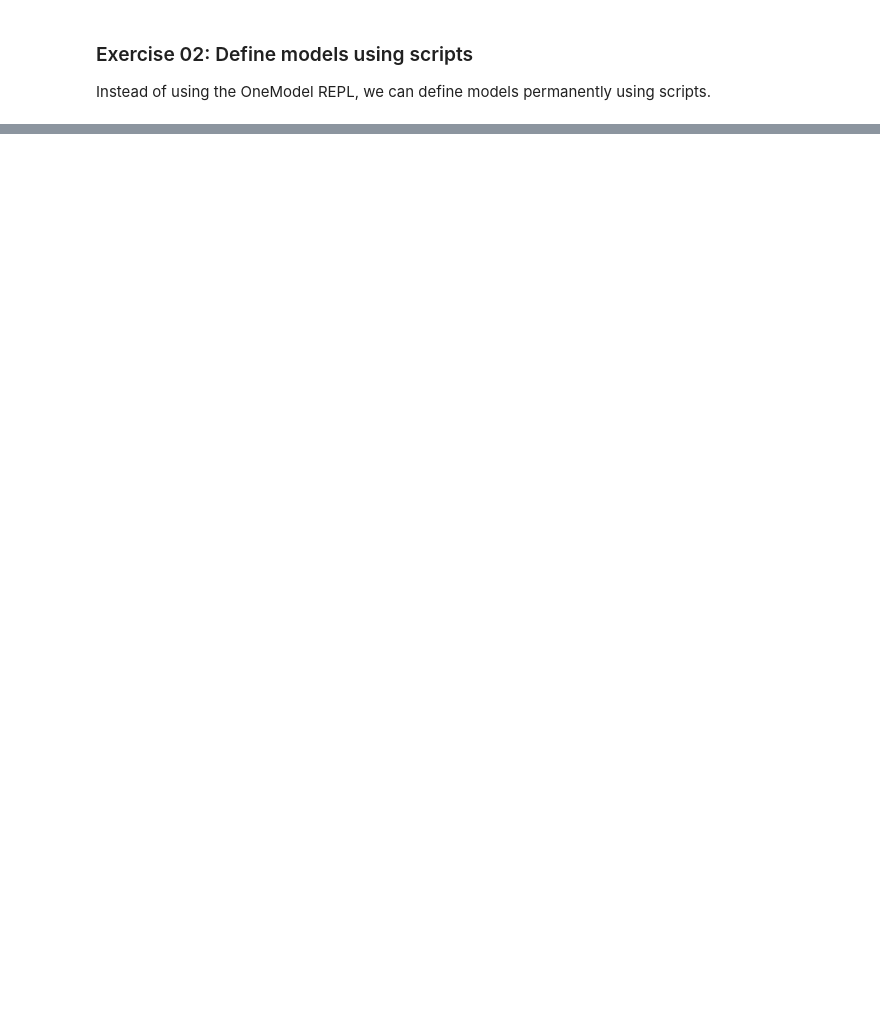
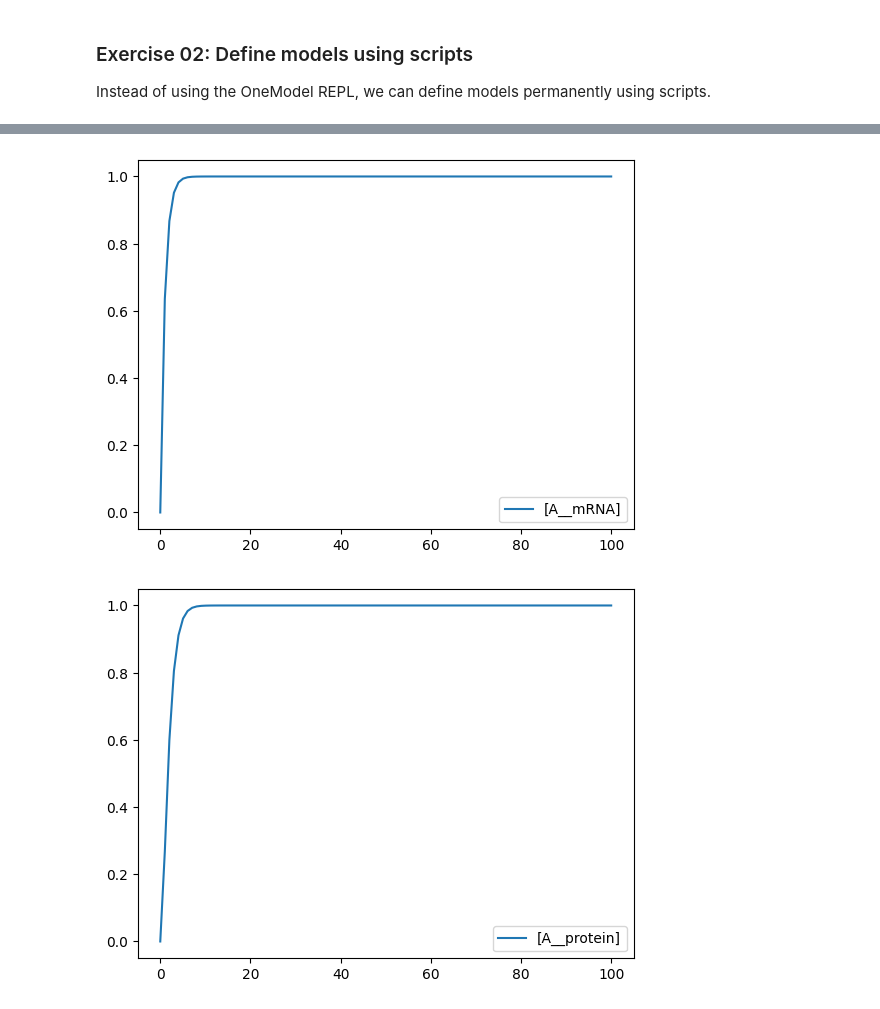
Before and after one commit to sb2cl/onemodel, a Jupyter notebook: examples/Introduction_to_OneModel.ipynb, the cells around one changed output, grey strips where cells are left out. Drawn from its saved outputs; the diff is of its cells as text; code cells hidden in the pictures; blank space fills up the shorter version.

```diff
--- a/examples/Introduction_to_OneModel.ipynb
+++ b/examples/Introduction_to_OneModel.ipynb
@@ -155,0 +295,52 @@ test
+# %%
+model_code = """
+model ProteinConstitutive
+    species
+        mRNA=0
+        protein=0
+    end
+
+    parameter
+        k_m=1
+        d_m=1
+        k_p=1
+        d_p=1
+    end
+
+    reaction
+        0 -> mRNA ; k_m
+        mRNA -> 0 ; d_m*mRNA
+        mRNA -> mRNA + protein ; k_p*mRNA
+        protein -> 0 ; d_p*protein
+    end
+end
+
+model ProteinInduced
+    extends ProteinConstitutive
+
+    species
+        TF = 0
+        k_m = 0
+    end
+
+    parameter h = 0.1
+
+    rule k_m := TF/(TF + h)
+end
+
+A = ProteinConstitutive()
+B = ProteinInduced()
+
+rule B.TF := A.protein
+"""
+
+model = one.evaluate(model_code)
+
+sbml = model.get_SBML_string()
+
+rr = roadrunner.RoadRunner(sbml)
+results = rr.simulate(0, 100, 100)
+rr.plot()
+# %% [output]
+[figure, added]
+[figure, added]
```
Also changed, not shown: parts of 22 cells of this notebook, 1 other file.
